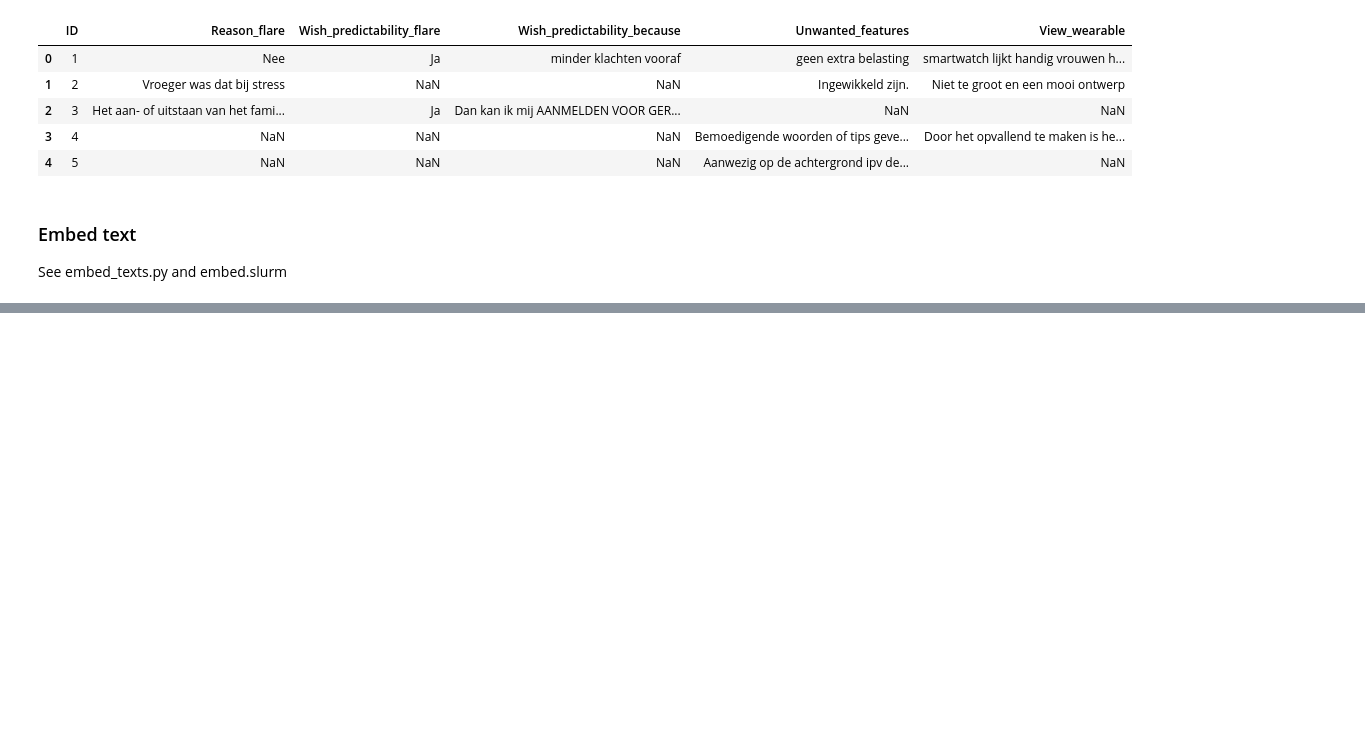
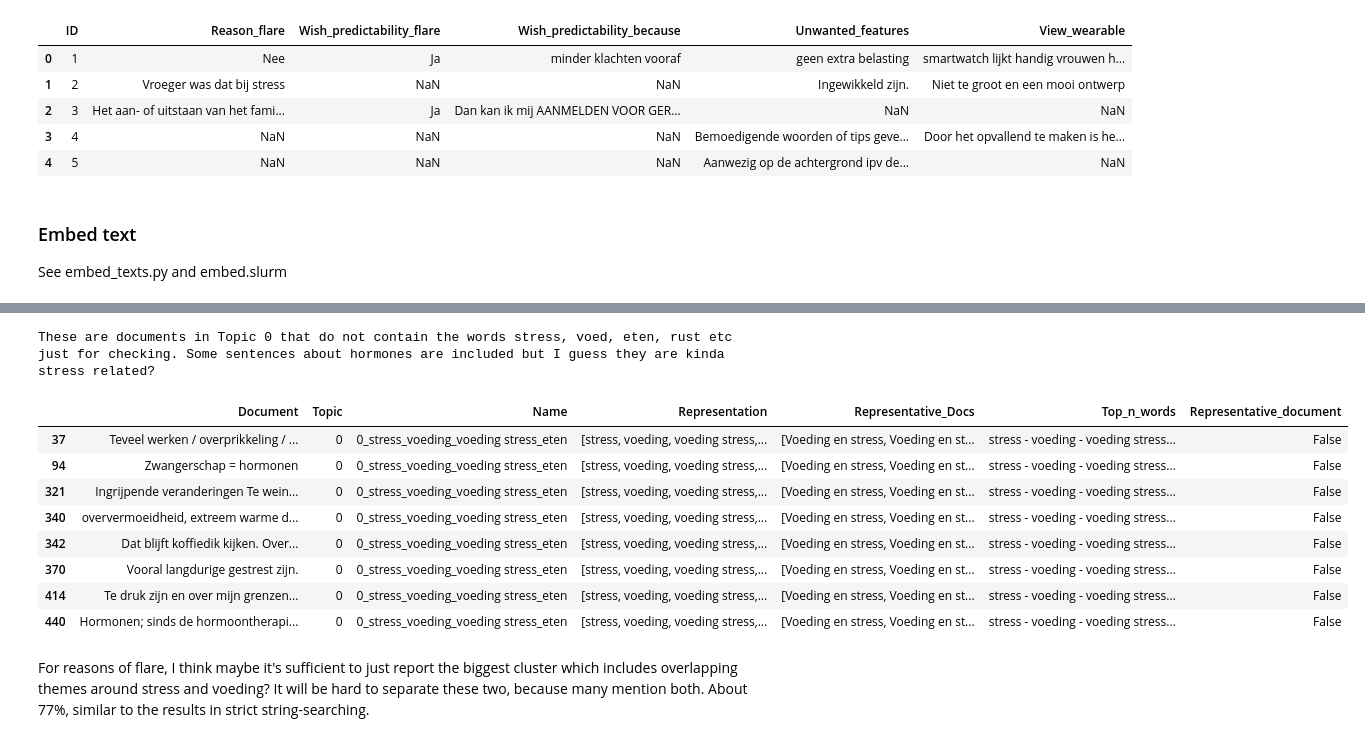
Before and after one commit to zhang-jiaxu/IBDigitalNLP, a Jupyter notebook: open_question_analysis.ipynb, the cells around one changed output, grey strips where cells are left out. Cells and saved outputs as stored; diff of their text form; code cells hidden in the pictures; blank space fills up the shorter version.

```diff
--- a/open_question_analysis.ipynb
+++ b/open_question_analysis.ipynb
@@ -307,0 +197,18 @@ topic_summary[["Topic", "Count", "Share", "CumShare", "Keywords_cTFIDF"]].head(1
+# %%
+# print documents in Topic 0 that do not contain the word
+doc_info_reason_flare = topic_model_reason_flare.get_document_info(documents_reason_flare)
+print("These are documents in Topic 0 that do not contain the words stress, voed, eten, rust etc just for checking. Some sentences about hormones are included but I guess they are kinda stress related?")
+doc_info_reason_flare[(doc_info_reason_flare.Topic == 0) & (~doc_info_reason_flare.Document.str.contains(r"stress|voed|eten|rust", case=False, regex=True)) ]
+# %% [output]
+These are documents in Topic 0 that do not contain the words stress, voed, eten, rust etc just for checking. Some sentences about hormones are included but I guess they are kinda stress related?
+|  | Document | Topic | Name | Representation | Representative_Docs | Top_n_words | Representative_document |
+| 37 | Teveel werken / overprikkeling / ... | 0 | 0_stress_voeding_voeding stress_eten | [stress, voeding, voeding stress,... | [Voeding en stress, Voeding en st... | stress - voeding - voeding stress... | False |
+| 94 | Zwangerschap = hormonen | 0 | 0_stress_voeding_voeding stress_eten | [stress, voeding, voeding stress,... | [Voeding en stress, Voeding en st... | stress - voeding - voeding stress... | False |
+| 321 | Ingrijpende veranderingen Te wein... | 0 | 0_stress_voeding_voeding stress_eten | [stress, voeding, voeding stress,... | [Voeding en stress, Voeding en st... | stress - voeding - voeding stress... | False |
+| 340 | oververmoeidheid, extreem warme d... | 0 | 0_stress_voeding_voeding stress_eten | [stress, voeding, voeding stress,... | [Voeding en stress, Voeding en st... | stress - voeding - voeding stress... | False |
+| 342 | Dat blijft koffiedik kijken. Over... | 0 | 0_stress_voeding_voeding stress_eten | [stress, voeding, voeding stress,... | [Voeding en stress, Voeding en st... | stress - voeding - voeding stress... | False |
+| 370 | Vooral langdurige gestrest zijn. | 0 | 0_stress_voeding_voeding stress_eten | [stress, voeding, voeding stress,... | [Voeding en stress, Voeding en st... | stress - voeding - voeding stress... | False |
+| 414 | Te druk zijn en over mijn grenzen... | 0 | 0_stress_voeding_voeding stress_eten | [stress, voeding, voeding stress,... | [Voeding en stress, Voeding en st... | stress - voeding - voeding stress... | False |
+| 440 | Hormonen; sinds de hormoontherapi... | 0 | 0_stress_voeding_voeding stress_eten | [stress, voeding, voeding stress,... | [Voeding en stress, Voeding en st... | stress - voeding - voeding stress... | False |
+# %% [markdown]
+For reasons of flare, I think maybe it's sufficient to just report the biggest cluster which includes overlapping themes around stress and voeding? It will be hard to separate these two, because many mention both. About 77%, similar to the results in strict string-searching.
```
Also changed, not shown: parts of 25 cells of this notebook, 18 other files.
